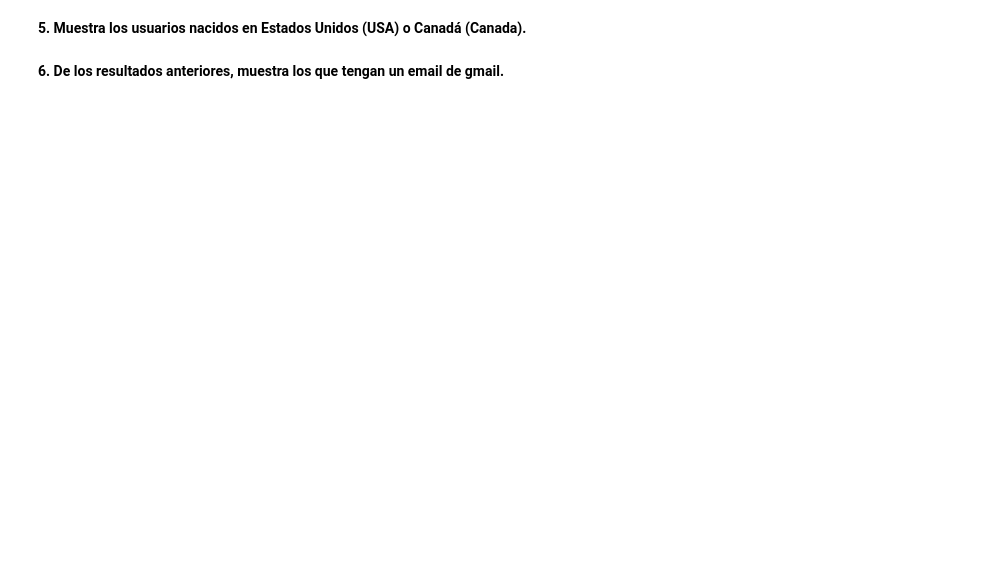
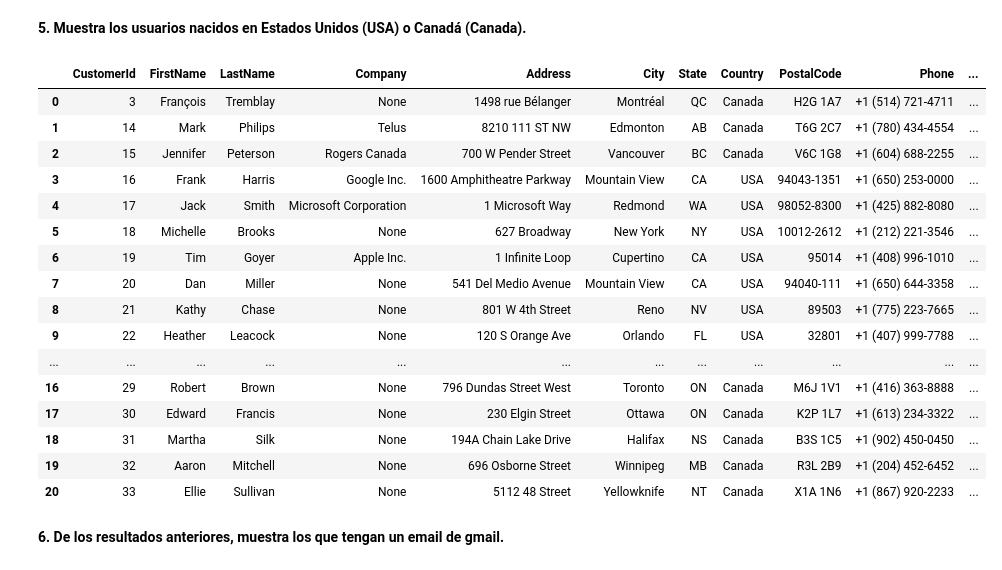
Before and after one commit to mstoychev/Data-Science-Projects, a Jupyter notebook: 0. Data Analyst Portfolio/3. SQL exercise/Práctica SQL_MitkoStoychev.ipynb, the cells around one changed output. Drawn from its saved outputs; the diff is of its cells as text; code cells hidden in the pictures; blank space fills up the shorter version.

```diff
--- a/0. Data Analyst Portfolio/3. SQL exercise/Práctica SQL_MitkoStoychev.ipynb
+++ b/0. Data Analyst Portfolio/3. SQL exercise/Práctica SQL_MitkoStoychev.ipynb
@@ -153,3 +220,12 @@ Volvemos a usar la tabla Customer.
 * Muestra los usuario que han reportado entre 3 y 4 incidencias.
 # %% [markdown]
 **1. Muestra los usuarios que han reportado más de 3 incidencia (columna donde se cuentan es SupportRepid)**
+# %%
+query = "SELECT * FROM Customer WHERE SupportRepid == 3"
+
+cursor.execute(query)
+incidence = cursor.fetchall()
+
+column_names = [description[0] for description in cursor.description]
+incidence_df = pd.DataFrame(incidence, columns=column_names)
+incidence_df.head()
@@ -162,4 +286,30 @@ Volvemos a usar la tabla Customer.
 # %% [markdown]
 **5. Muestra los usuarios nacidos en Estados Unidos (USA) o Canadá (Canada).**
+# %%
+query = "SELECT * FROM Customer WHERE Country == 'USA'  OR Country == 'Canada'"
+
+cursor.execute(query)
+usa_cnd = cursor.fetchall()
+
+usa_cnd_df = pd.DataFrame(usa_cnd, columns=column_names)
+usa_cnd_df
+# %% [output]
+|  | CustomerId | FirstName | LastName | Company | Address | City | State | Country | PostalCode | Phone | ... |
+| 0 | 3 | François | Tremblay | None | 1498 rue Bélanger | Montréal | QC | Canada | H2G 1A7 | +1 (514) 721-4711 | ... |
+| 1 | 14 | Mark | Philips | Telus | 8210 111 ST NW | Edmonton | AB | Canada | T6G 2C7 | +1 (780) 434-4554 | ... |
+| 2 | 15 | Jennifer | Peterson | Rogers Canada | 700 W Pender Street | Vancouver | BC | Canada | V6C 1G8 | +1 (604) 688-2255 | ... |
+| 3 | 16 | Frank | Harris | Google Inc. | 1600 Amphitheatre Parkway | Mountain View | CA | USA | 94043-1351 | +1 (650) 253-0000 | ... |
+| 4 | 17 | Jack | Smith | Microsoft Corporation | 1 Microsoft Way | Redmond | WA | USA | 98052-8300 | +1 (425) 882-8080 | ... |
+| 5 | 18 | Michelle | Brooks | None | 627 Broadway | New York | NY | USA | 10012-2612 | +1 (212) 221-3546 | ... |
+| 6 | 19 | Tim | Goyer | Apple Inc. | 1 Infinite Loop | Cupertino | CA | USA | 95014 | +1 (408) 996-1010 | ... |
+| 7 | 20 | Dan | Miller | None | 541 Del Medio Avenue | Mountain View | CA | USA | 94040-111 | +1 (650) 644-3358 | ... |
+| 8 | 21 | Kathy | Chase | None | 801 W 4th Street | Reno | NV | USA | 89503 | +1 (775) 223-7665 | ... |
+| 9 | 22 | Heather | Leacock | None | 120 S Orange Ave | Orlando | FL | USA | 32801 | +1 (407) 999-7788 | ... |
+| ... | ... | ... | ... | ... | ... | ... | ... | ... | ... | ... | ... |
+| 16 | 29 | Robert | Brown | None | 796 Dundas Street West | Toronto | ON | Canada | M6J 1V1 | +1 (416) 363-8888 | ... |
+| 17 | 30 | Edward | Francis | None | 230 Elgin Street | Ottawa | ON | Canada | K2P 1L7 | +1 (613) 234-3322 | ... |
+| 18 | 31 | Martha | Silk | None | 194A Chain Lake Drive | Halifax | NS | Canada | B3S 1C5 | +1 (902) 450-0450 | ... |
+| 19 | 32 | Aaron | Mitchell | None | 696 Osborne Street | Winnipeg | MB | Canada | R3L 2B9 | +1 (204) 452-6452 | ... |
+| 20 | 33 | Ellie | Sullivan | None | 5112 48 Street | Yellowknife | NT | Canada | X1A 1N6 | +1 (867) 920-2233 | ... |
 # %% [markdown]
 **6. De los resultados anteriores, muestra los que tengan un email de gmail.**
```
Also changed, not shown: parts of 41 cells of this notebook.
